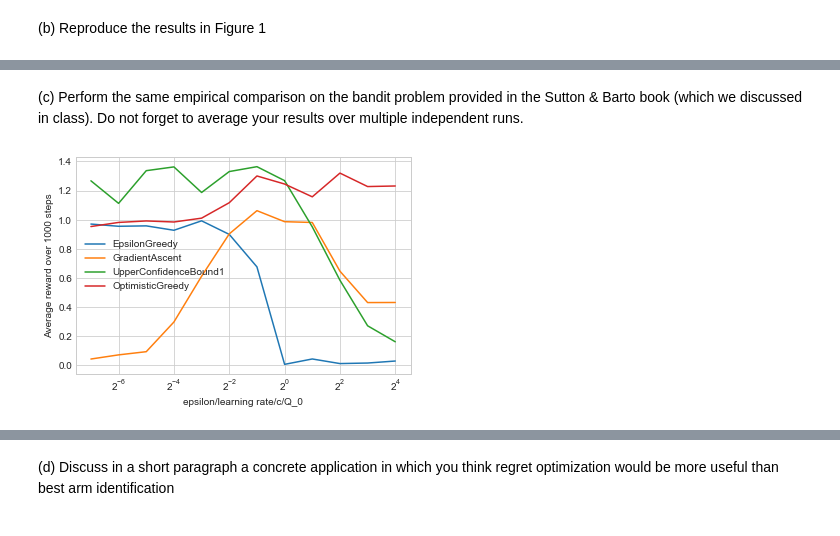
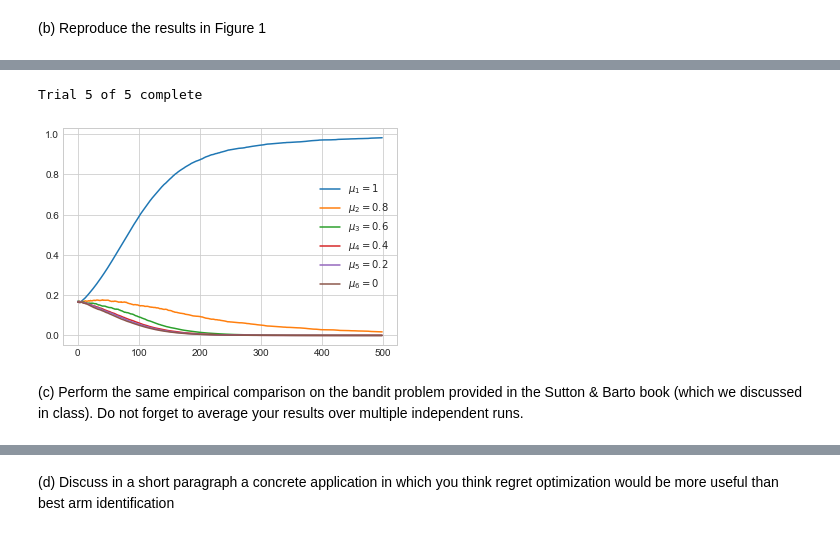
Before and after one commit to jgsimard/COMP767, a Jupyter notebook: hw1/hw1-notebook.ipynb, the cells around one changed output, grey strips where cells are left out. Cells and saved outputs as stored; diff of their text form; code cells hidden in the pictures.

```diff
--- a/hw1/hw1-notebook.ipynb
+++ b/hw1/hw1-notebook.ipynb
@@ -279,2 +28,7 @@ Trial 5 of 5 complete
+# %%
+bandits.trial_bandit(bandits.LUCBBanditTrial, n_trials=5, n_time_steps=500)
+# %% [output]
+Trial 5 of 5 complete
+[figure, added]
 # %% [markdown]
 (c) Perform the same empirical comparison on the bandit problem provided in the Sutton & Barto book (which we discussed in class). Do not forget to average your results over multiple independent runs.
@@ -377,39 +34,0 @@ class GradientAscent(AlgorithmBandit):
-# %%
-def parameter_study(param, type_algo, k=10, nb_test=100, nb_step = 100):
-    rewards = np.zeros((len(param), nb_test, nb_step))
-    for i in range(len(param)):
-        for j in range(nb_test):
-            algo = type_algo(k, param[i])
-            bandit = BanditMachine(k)
-            for n in range(nb_step):
-                algo.take_action(bandit)
-            rewards[i,j,:] = algo.rewards
-
-    return np.mean(np.mean(rewards, axis=1), axis=1)
-
-
-nb_test = 100
-nb_step = 100
-k=10
-
-param = [2**i for i in range(-7, 5, 1)]
-algos = [EpsilonGreedy,
-         GradientAscent,
-         UpperConfidenceBound1,
-         OptimisticGreedy]
-
-parameter_study_values={}
-for algo in algos:
-    parameter_study_values[algo.__name__] = parameter_study(param, algo, k, nb_test, nb_step)
-
-####### PLOT
-
-for algo_name in parameter_study_values:
-    plt.plot(param, parameter_study_values[algo_name], label=algo_name)
-plt.xscale("log", basex=2)
-plt.xlabel("epsilon/learning rate/c/Q_0")
-plt.ylabel("Average reward over 1000 steps")
-plt.legend()
-plt.show()
-# %% [output]
-[figure, removed]
```
Also changed, not shown: parts of 22 cells of this notebook, 1 other file.
